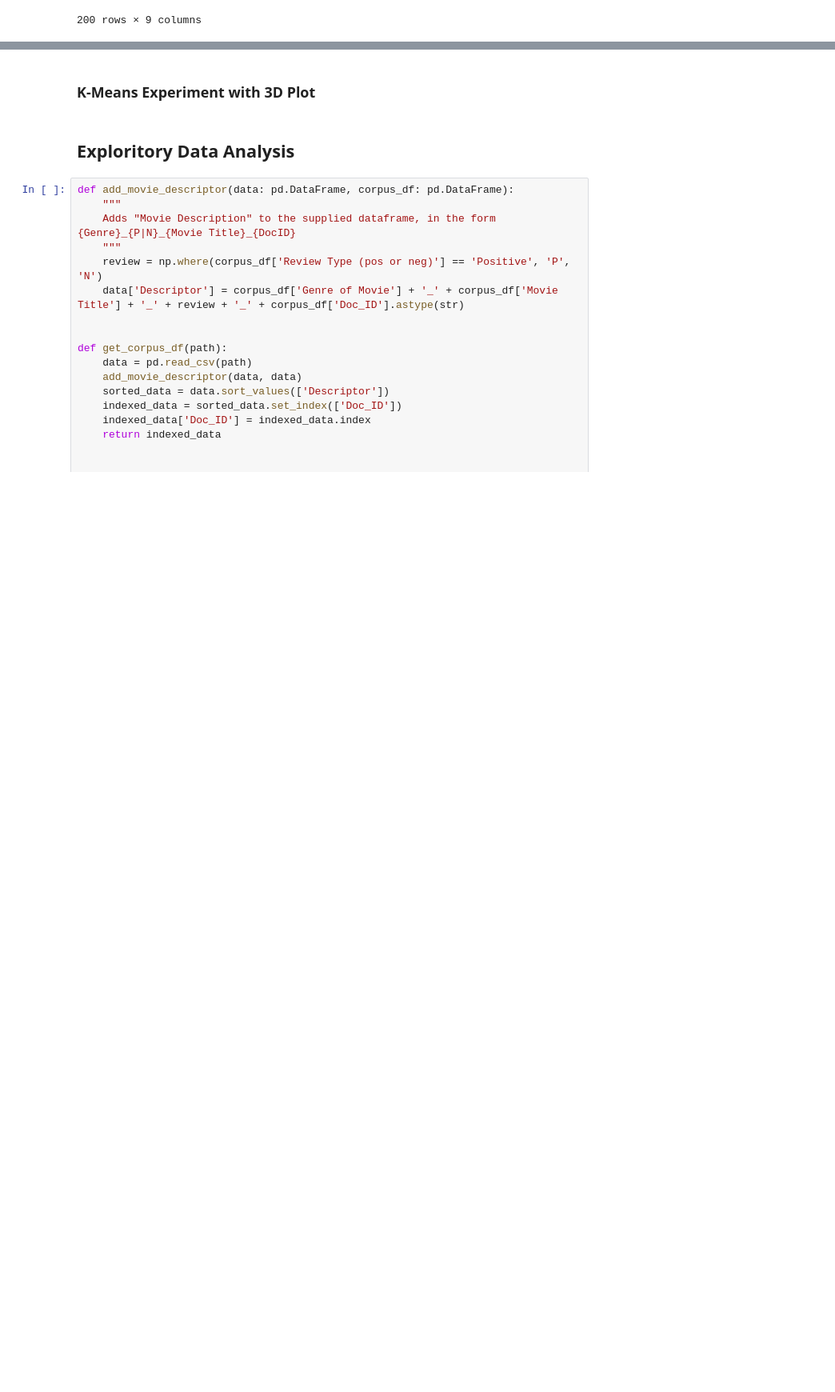
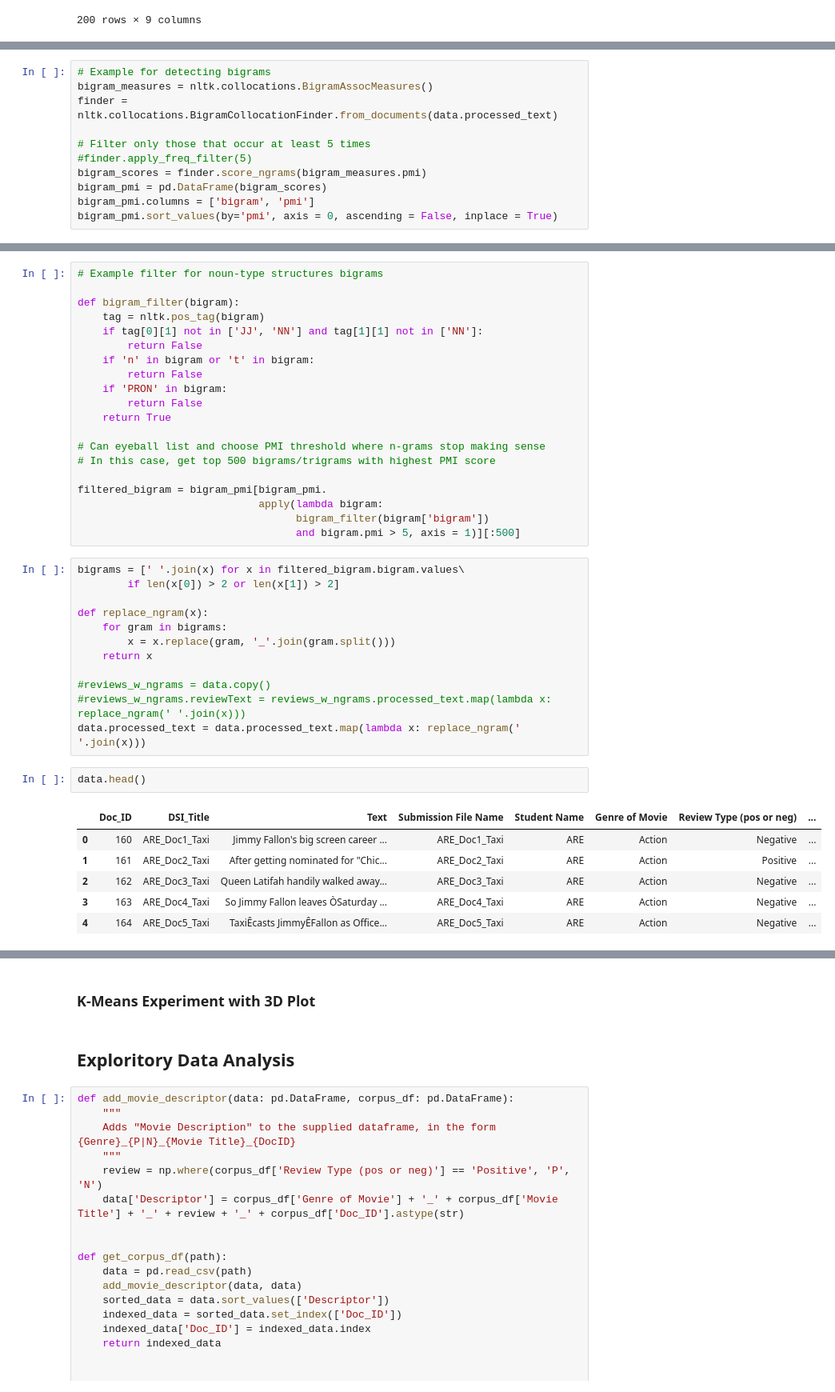
Before and after one commit to kb3k/random_nlp, a Jupyter notebook: week4/kerrys_2nd_assignment_msds453_summer2022.ipynb, the cells around one changed output, grey strips where cells are left out. Shown at 80% size. Saved outputs shown, nothing was run; the diff lists cells and outputs as text; blank space fills up the shorter version.

```diff
--- a/week4/kerrys_2nd_assignment_msds453_summer2022.ipynb
+++ b/week4/kerrys_2nd_assignment_msds453_summer2022.ipynb
@@ -483,0 +476,11 @@ data
+# %%
+# Example for detecting bigrams
+bigram_measures = nltk.collocations.BigramAssocMeasures()
+finder = nltk.collocations.BigramCollocationFinder.from_documents(data.processed_text)
+
+# Filter only those that occur at least 5 times
+#finder.apply_freq_filter(5)
+bigram_scores = finder.score_ngrams(bigram_measures.pmi)
+bigram_pmi = pd.DataFrame(bigram_scores)
+bigram_pmi.columns = ['bigram', 'pmi']
+bigram_pmi.sort_values(by='pmi', axis = 0, ascending = False, inplace = True)
@@ -483,0 +503,41 @@ data
+# %%
+# Example filter for noun-type structures bigrams
+
+def bigram_filter(bigram):
+    tag = nltk.pos_tag(bigram)
+    if tag[0][1] not in ['JJ', 'NN'] and tag[1][1] not in ['NN']:
+        return False
+    if 'n' in bigram or 't' in bigram:
+        return False
+    if 'PRON' in bigram:
+        return False
+    return True
+
+# Can eyeball list and choose PMI threshold where n-grams stop making sense
+# In this case, get top 500 bigrams/trigrams with highest PMI score
+
+filtered_bigram = bigram_pmi[bigram_pmi.
+                             apply(lambda bigram:
+                                   bigram_filter(bigram['bigram'])
+                                   and bigram.pmi > 5, axis = 1)][:500]
+# %%
+bigrams = [' '.join(x) for x in filtered_bigram.bigram.values\
+        if len(x[0]) > 2 or len(x[1]) > 2]
+
+def replace_ngram(x):
+    for gram in bigrams:
+        x = x.replace(gram, '_'.join(gram.split()))
+    return x
+
+#reviews_w_ngrams = data.copy()
+#reviews_w_ngrams.reviewText = reviews_w_ngrams.processed_text.map(lambda x: replace_ngram(' '.join(x)))
+data.processed_text = data.processed_text.map(lambda x: replace_ngram(' '.join(x)))
+# %%
+data.head()
+# %% [output]
+|  | Doc_ID | DSI_Title | Text | Submission File Name | Student Name | Genre of Movie | Review Type (pos or neg) | ... |
+| 0 | 160 | ARE_Doc1_Taxi | Jimmy Fallon's big screen career ... | ARE_Doc1_Taxi | ARE | Action | Negative | ... |
+| 1 | 161 | ARE_Doc2_Taxi | After getting nominated for "Chic... | ARE_Doc2_Taxi | ARE | Action | Positive | ... |
+| 2 | 162 | ARE_Doc3_Taxi | Queen Latifah handily walked away... | ARE_Doc3_Taxi | ARE | Action | Negative | ... |
+| 3 | 163 | ARE_Doc4_Taxi | So Jimmy Fallon leaves ÒSaturday ... | ARE_Doc4_Taxi | ARE | Action | Negative | ... |
+| 4 | 164 | ARE_Doc5_Taxi | TaxiÊcasts JimmyÊFallon as Office... | ARE_Doc5_Taxi | ARE | Action | Negative | ... |
```
Also changed, not shown: parts of 40 cells of this notebook.
